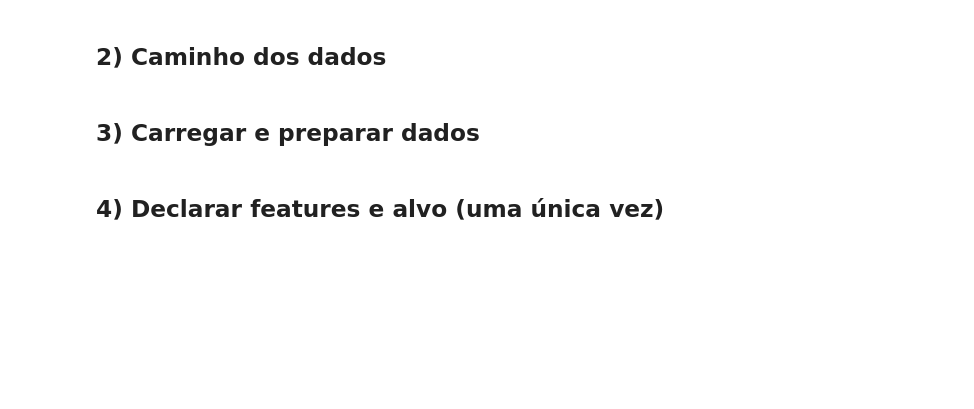
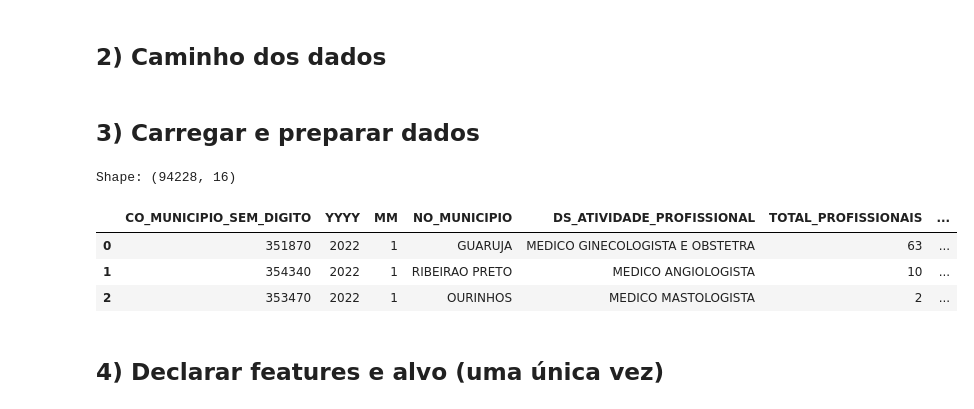
Before and after one commit to caio-maximiano/cnes-project-analysis, a Jupyter notebook: exploration/entregas/linear_regression_acima_100k_v1.ipynb, the cells around one changed output. Cells and saved outputs as stored; diff of their text form; code cells hidden in the pictures; blank space fills up the shorter version.

```diff
--- a/exploration/entregas/linear_regression_acima_100k_v1.ipynb
+++ b/exploration/entregas/linear_regression_acima_100k_v1.ipynb
@@ -27,21 +27,27 @@ DATA_PATH = '/mnt/data/estabelecimentos_sp_metricas_acima_100k.csv'  # altere se
 ## 3) Carregar e preparar dados
 # %%
 # Carregar CSV
-df = pd.read_csv(DATA_PATH)
+df = pd.read_csv(DATA_PATH).query("POPULACAO_MENSAL >= 100000 and NO_MUNICIPIO not in ['SAO PAULO','JERIQUARA'] and PROFISSIONAIS_POR_1000 <= 10 ") # filtrar outliers
 
 # Garantir coluna de data
 if 'date' in df.columns:
     df['date'] = pd.to_datetime(df['date'])
 elif {'YYYY','MM'}.issubset(df.columns):
     df['date'] = pd.to_datetime(df['YYYY'].astype(str) + '-' + df['MM'].astype(str) + '-01')
 else:
     raise ValueError('Não encontrei coluna de data. Forneça col "date" ou (YYYY, MM).')
 
 # Ordenar temporalmente
 df = df.sort_values('date').reset_index(drop=True)
 
 print('Shape:', df.shape)
 df.head(3)
+# %% [output]
+Shape: (94228, 16)
+|  | CO_MUNICIPIO_SEM_DIGITO | YYYY | MM | NO_MUNICIPIO | DS_ATIVIDADE_PROFISSIONAL | TOTAL_PROFISSIONAIS | ... |
+| 0 | 351870 | 2022 | 1 | GUARUJA | MEDICO GINECOLOGISTA E OBSTETRA | 63 | ... |
+| 1 | 354340 | 2022 | 1 | RIBEIRAO PRETO | MEDICO ANGIOLOGISTA | 10 | ... |
+| 2 | 353470 | 2022 | 1 | OURINHOS | MEDICO MASTOLOGISTA | 2 | ... |
 # %% [markdown]
 ## 4) Declarar **features** e **alvo** (uma única vez)
 # %%
```
Also changed, not shown: parts of 11 cells of this notebook, 5 other files.
